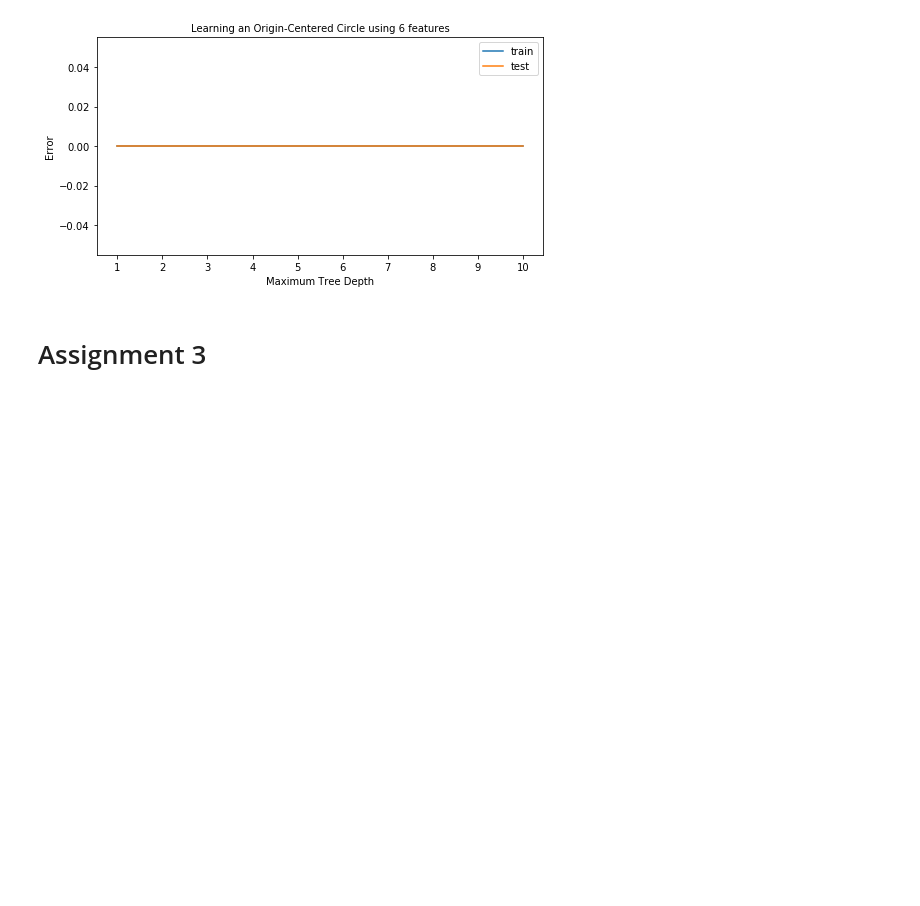
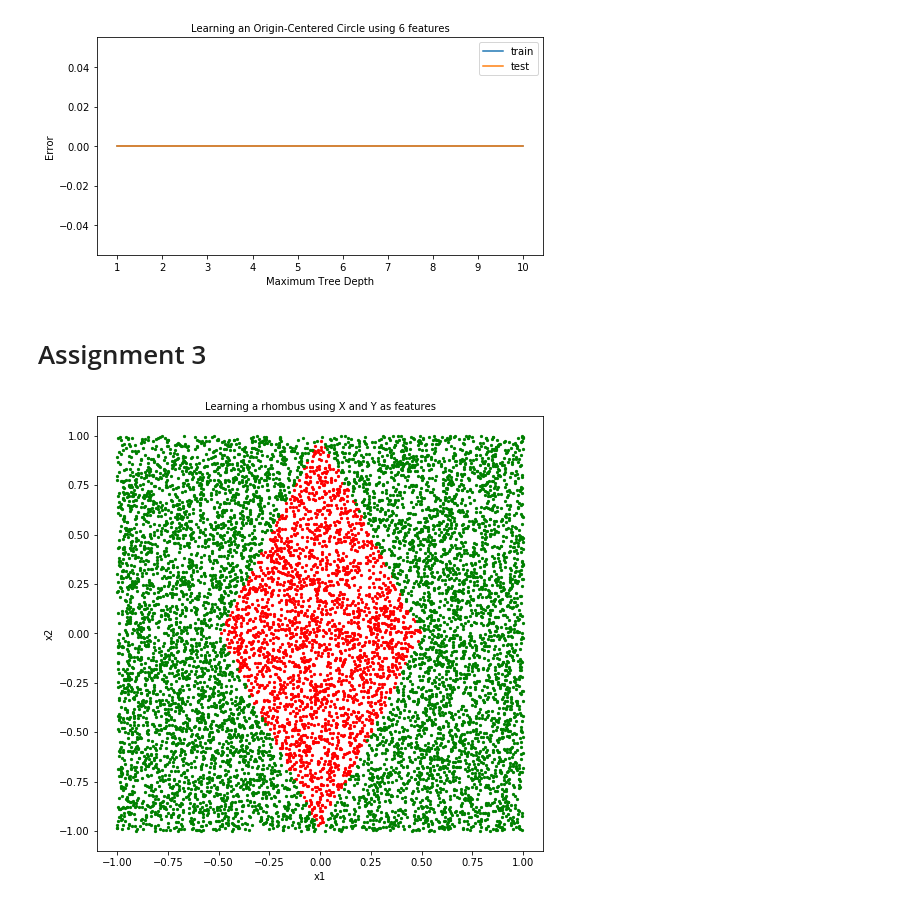
Before and after one commit to AbtahiChowdhury/csc59929-Intro-to-Machine-Learning, a Jupyter notebook: Assignment3/Chowdhury_Abtahi_AS03.ipynb, the cells around one changed output. Saved outputs shown, nothing was run; the diff lists cells and outputs as text; code cells hidden in the pictures; blank space fills up the shorter version.

```diff
--- a/Assignment3/Chowdhury_Abtahi_AS03.ipynb
+++ b/Assignment3/Chowdhury_Abtahi_AS03.ipynb
@@ -513,0 +516,28 @@ plt.show()
+# %%
+npts = 10000
+
+X7 = np.zeros((npts,2))
+Y7 = np.zeros(npts)
+
+for i in range(0,npts):
+    X7[i,0] = np.random.uniform(-1.0,1.0)
+    X7[i,1] = np.random.uniform(-1.0,1.0)
+
+    if ((((2*X7[i,0])-X7[i,1])>-1) and (((2*X7[i,0])-X7[i,1])<1) and (((-2*X7[i,0])-X7[i,1])>-1) and (((-2*X7[i,0])-X7[i,1])<1)):
+        Y7[i] = 0
+    else:
+        Y7[i] = 1
+# %%
+plt.close('all')
+plt.figure(figsize=(8, 8))
+plt.title('Learning a rhombus using X and Y as features', fontsize='medium')
+plt.xlabel('x1')
+plt.ylabel('x2')
+plt.scatter(x = X7[Y7==0, 0], y = X7[Y7==0, 1], color='red', label='0', s=5)
+plt.scatter(x = X7[Y7==1, 0], y = X7[Y7==1, 1], color='green', label='1', s=5)
+plt.axis(range=1, aspect=1)
+plt.xlim(-1.1,1.1)
+plt.ylim(-1.1,1.1)
+plt.show()
+# %% [output]
+[figure, added]
```
Also changed, not shown: parts of 26 cells of this notebook, 9 other files.
